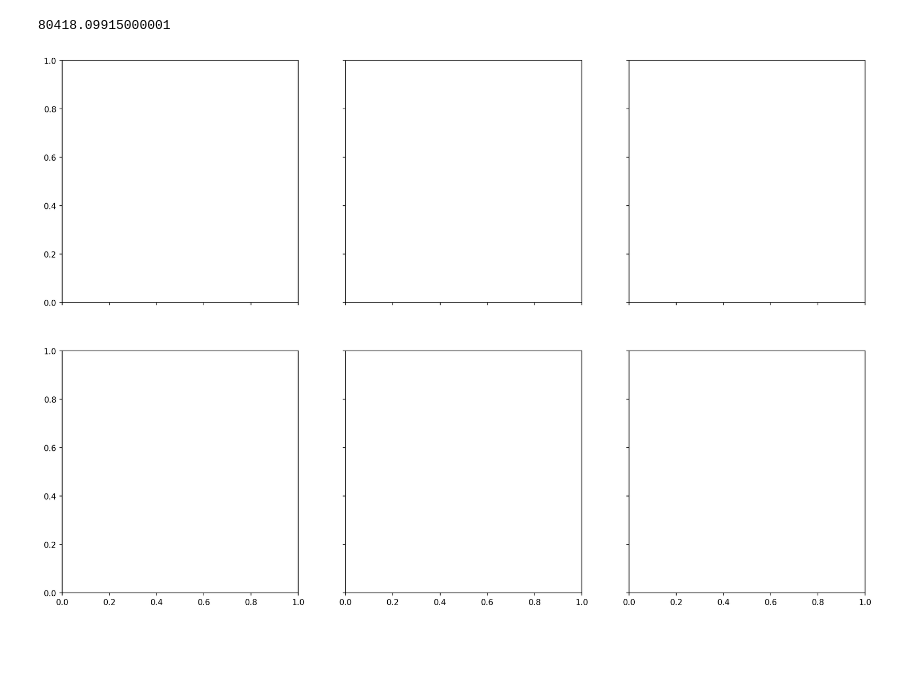
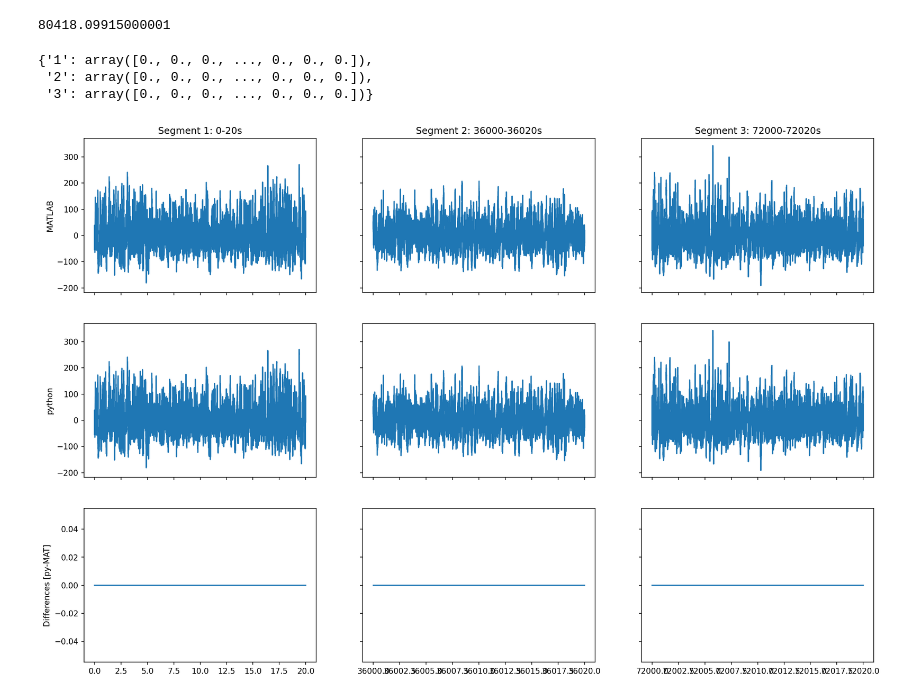
Before and after one commit to regevti/lfp_clustering, a Jupyter notebook: notebooks/MATLAB_compare_report.ipynb, the cells around one changed output. Cells and saved outputs as stored; diff of their text form; code cells hidden in the pictures; blank space fills up the shorter version.

Commit message:
traces and diffs

```diff
--- a/notebooks/MATLAB_compare_report.ipynb
+++ b/notebooks/MATLAB_compare_report.ipynb
@@ -71,14 +82,15 @@ mat_out_path = '/media/E/Nitzan/Pipline_testing/Test_Data/'
 #Metadata:
 metadata_mat = sio.loadmat(mat_out_path + 'metadata.mat')
 MAT_dur_s = metadata_mat.get('rec_dur_s')
-t_starts = metadata_mat.get('t_start_v')
+t_starts_ms = metadata_mat.get('t_start_ms')
 # %%
 # reading the data using python:
 seg_dur_s = 20 #20 seconds of rec for each segment
+t_starts_s = t_starts_ms/1000
 py_data = {}
 # builds a dict for the 3 segments, each val is a tuple of the [0]:volts and the [1] times of the segment
 for i in range(0,3):
-    py_data[str(i+1)] = rec.read(t_start=t_starts[0,i], t_stop= t_starts[0,i]+ seg_dur_s)
+    py_data[str(i+1)] = rec.read(t_start=t_starts_s[0,i], t_stop= t_starts_s[0,i]+ seg_dur_s)
 # %%
 # loading 3 Data segments, from MATLAB output
 fs = 20000 # sampling freq
@@ -86,14 +98,37 @@ seg_len = 20*fs # 20 sec * the sampling freq
 MAT_data = {}
 for i in range(1,4):
     MAT_data[str(i)] = sio.loadmat(mat_out_path + f'seg_{i}.mat')['seg_plot']
+# %%
+# creating a diff vector for each segment
+diffs = {}
+for i in range(1,4):
+    diffs[str(i)] = py_data[str(i)][0] - MAT_data[str(i)].flatten()
+# %% [output]
+{'1': array([0., 0., 0., ..., 0., 0., 0.]),
+ '2': array([0., 0., 0., ..., 0., 0., 0.]),
+ '3': array([0., 0., 0., ..., 0., 0., 0.])}
 # %%
 # Plotting the 3 segments. MAT on the top and python on the bottom. segs from left to right.
-fig, axs = plt.subplots(nrows = 2, ncols = 3,
+fig, axs = plt.subplots(nrows = 3, ncols = 3,
              sharex = 'col', sharey='row',
                         figsize = (6*3,6*2), dpi = 150)
+axes = axs.flatten()
 
-for i, ax in enumerate(range(1,4),axs.flatten):
+for i, ax in zip(range(1,10),axes):
+    if i <4:
+        ax.plot(py_data[str(i)][1],MAT_data[str(i)])
+    elif i<7:
+        ax.plot(py_data[str(i-3)][1],py_data[str(i-3)][0])
+    else:
+        ax.plot(py_data[str(i-6)][1],diffs[str(i-6)])
 
-    ax.plot()
+axes[0].set_title('Segment 1: 0-20s')
+axes[1].set_title('Segment 2: 36000-36020s')
+axes[2].set_title('Segment 3: 72000-72020s')
+axes[0].set_ylabel('MATLAB')
+axes[3].set_ylabel('python')
+axes[6].set_ylabel('Differences [py-MAT]');
+
+plt.savefig(mat_out_path+'traces_dif.png')
 # %% [output]
-[figure, old version]
+[figure, new version]
```
Also changed, not shown: parts of 2 cells of this notebook.
